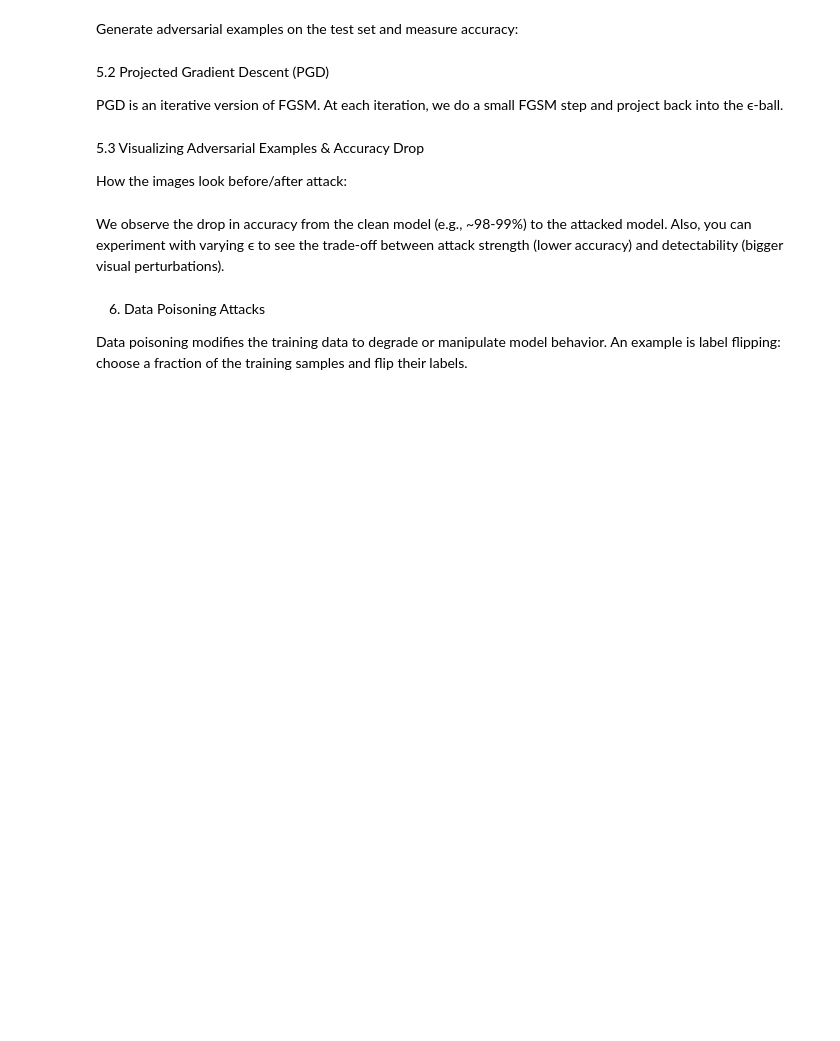
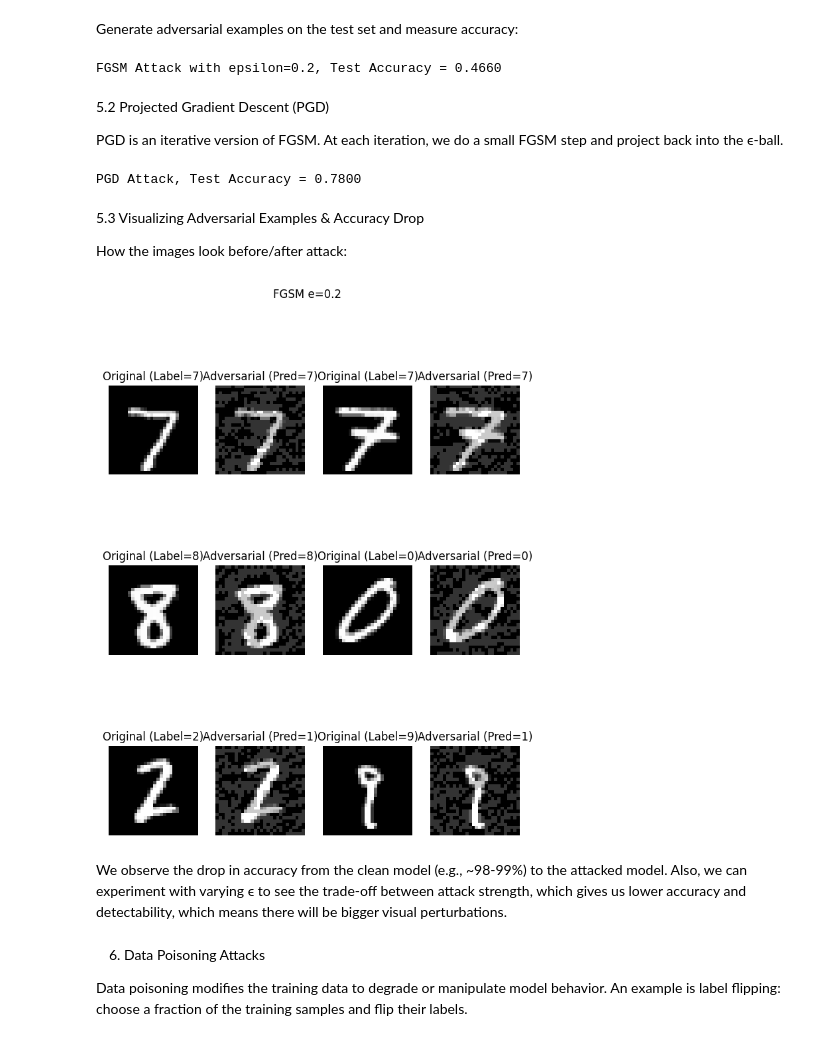
Before and after one commit to eobeob10/INF6422E-Lab3, a Jupyter notebook: Lab3.ipynb, the cells around one changed output. Saved outputs shown, nothing was run; the diff lists cells and outputs as text; code cells hidden in the pictures; blank space fills up the shorter version.

```diff
--- a/Lab3.ipynb
+++ b/Lab3.ipynb
@@ -62,13 +61,10 @@ transform = transforms.Compose([
 train_dataset = datasets.MNIST(root="./data", train=True, download=True, transform=transform)
 test_dataset = datasets.MNIST(root="./data", train=False, download=True, transform=transform)
 # %%
-# Let's define a helper function to create data samplers for 70/15/15 and 60/20/20
+# Here we define a helper function to split data
 def create_data_loaders(train_dataset, test_dataset, train_ratio, val_ratio):
-    """
-    train_ratio + val_ratio + test_ratio = 1.0 (conceptually)
-    We use the official test_dataset as a separate test set.
-    """
-    num_train = len(train_dataset)  # 60,000
+
+    num_train = len(train_dataset)
     indices = list(range(num_train))
     np.random.shuffle(indices)
 
@@ -356,6 +366,8 @@ model_2layer_70.to(device)
 epsilon = 0.2
 acc_fgsm, examples_fgsm = test_fgsm(model_2layer_70, device, test_loader_70, epsilon)
 print(f"FGSM Attack with epsilon={epsilon}, Test Accuracy = {acc_fgsm:.4f}")
+# %% [output]
+FGSM Attack with epsilon=0.2, Test Accuracy = 0.4660
 # %% [markdown]
 5.2 Projected Gradient Descent (PGD)
 
@@ -392,6 +404,8 @@ def test_pgd(model, device, data_loader, epsilon, alpha=0.01, iters=10):
 
 acc_pgd = test_pgd(model_2layer_70, device, test_loader_70, epsilon=0.2, alpha=0.01, iters=10)
 print(f"PGD Attack, Test Accuracy = {acc_pgd:.4f}")
+# %% [output]
+PGD Attack, Test Accuracy = 0.7800
 # %% [markdown]
 5.3 Visualizing Adversarial Examples & Accuracy Drop
 
@@ -399,23 +413,31 @@ How the images look before/after attack:
 # %%
 def visualize_adv_examples(examples, title="FGSM Examples"):
     plt.figure(figsize=(8,10))
     for i in range(6):
         original, adv, label, pred = examples[i]
+
+        # Detach and move to CPU just in case
+        original_np = original.squeeze().detach().cpu().numpy()
+        adv_np = adv.squeeze().detach().cpu().numpy()
+
         plt.subplot(3,4,2*i+1)
         plt.title(f"Original (Label={label})")
-        plt.imshow(original.squeeze(), cmap="gray")
+        plt.imshow(original_np, cmap="gray")
         plt.axis('off')
 
         plt.subplot(3,4,2*i+2)
         plt.title(f"Adversarial (Pred={pred})")
-        plt.imshow(adv.squeeze(), cmap="gray")
+        plt.imshow(adv_np, cmap="gray")
         plt.axis('off')
+
     plt.suptitle(title)
     plt.show()
 
 visualize_adv_examples(examples_fgsm, title=f"FGSM e={epsilon}")
+# %% [output]
+[figure, added]
 # %% [markdown]
-We observe  the drop in accuracy from the clean model (e.g., ~98-99%) to the attacked model. Also, you can experiment with varying ϵ to see the trade-off between attack strength (lower accuracy) and detectability (bigger visual perturbations).
+We observe  the drop in accuracy from the clean model (e.g., ~98-99%) to the attacked model. Also, we can experiment with varying ϵ to see the trade-off between attack strength, which gives us lower accuracy and detectability, which means there will be bigger visual perturbations.
 # %% [markdown]
 6. Data Poisoning Attacks
 
```
Also changed, not shown: parts of 19 cells of this notebook.
